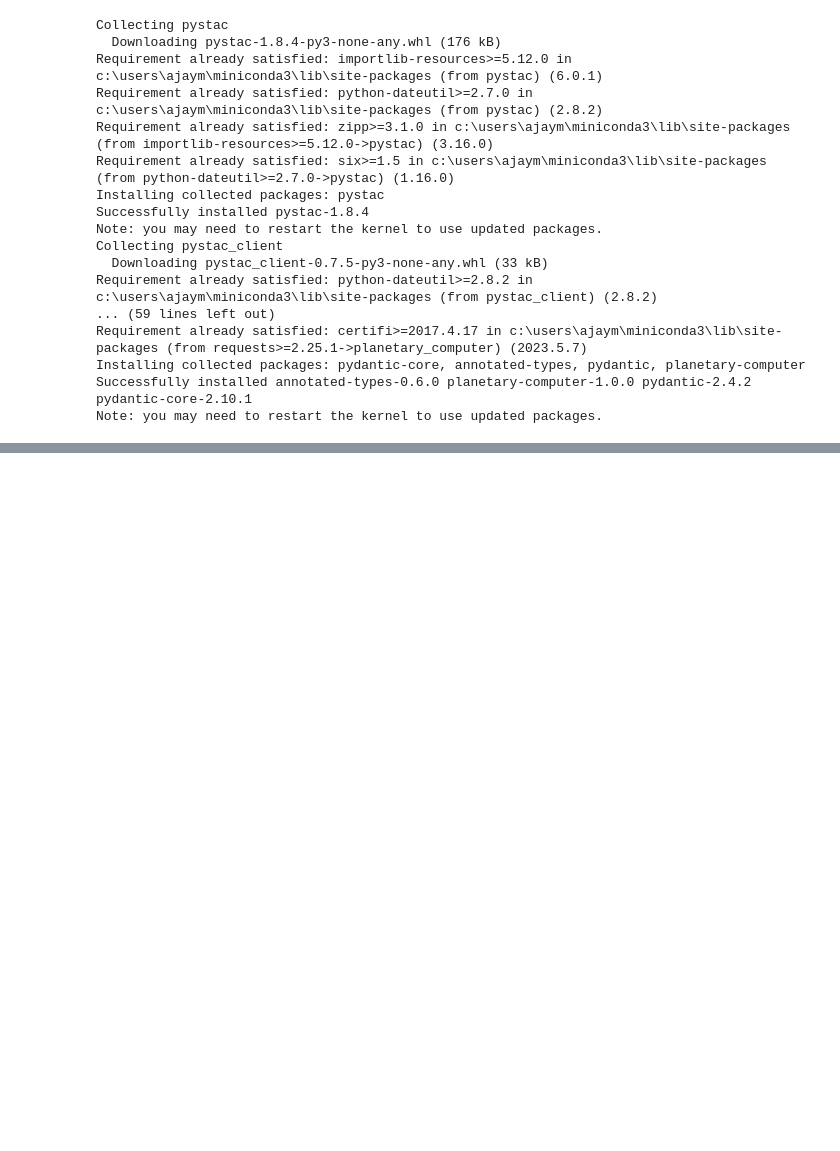
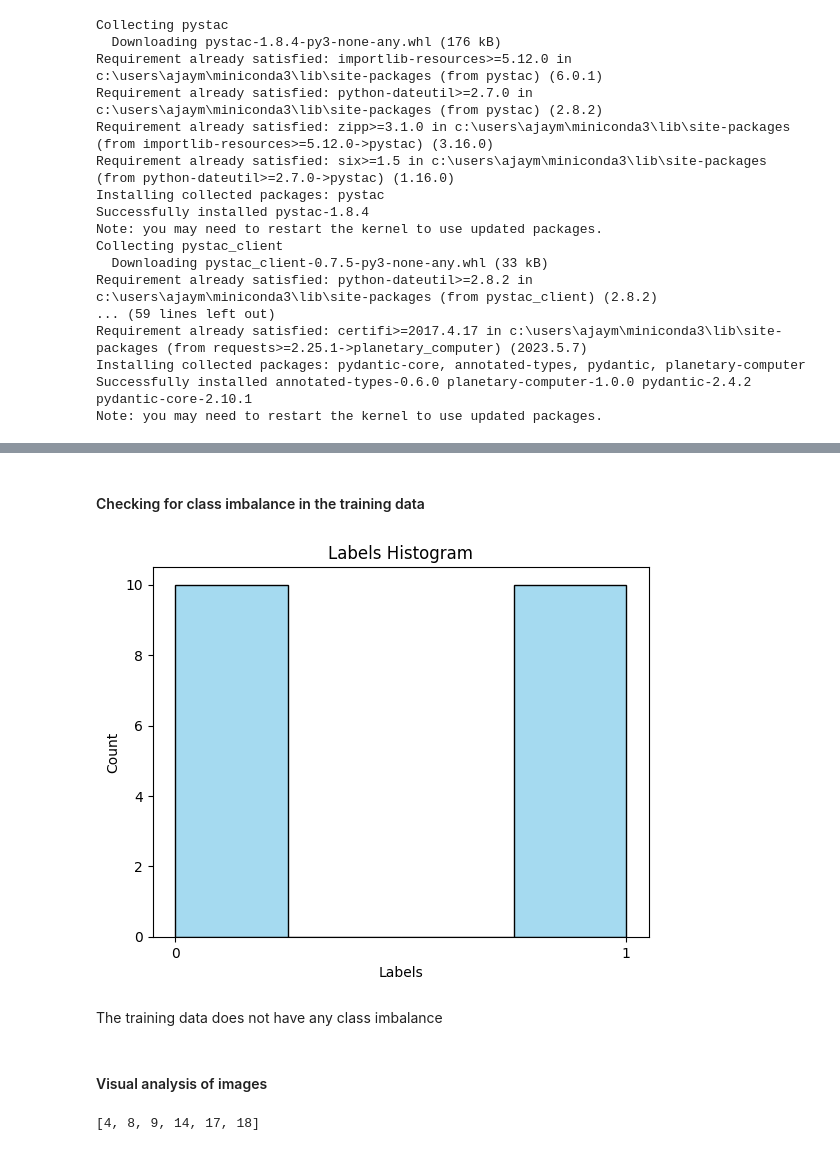
Before and after one commit to ajaymathew522/Landfill_Detection, a Jupyter notebook: eda.ipynb, the cells around one changed output, grey strips where cells are left out. Cells and saved outputs as stored; diff of their text form; code cells hidden in the pictures; blank space fills up the shorter version.

Commit message:
Image resolution and visual analysis

```diff
--- a/eda.ipynb
+++ b/eda.ipynb
@@ -107,4 +88,29 @@ catalog = pystac_client.Client.open(
     "https://planetarycomputer.microsoft.com/api/stac/v1",
     modifier=planetary_computer.sign_inplace,
 )
+# %%
+def getimgdata(area_of_interest, time_of_interest):
+    search = catalog.search(
+    collections=["sentinel-2-l2a"],
+    intersects=area_of_interest,
+    datetime=time_of_interest,
+    query={"eo:cloud_cover": {"lt": 10}},
+    )
+
+    # Check how many items were returned
+    items = search.item_collection()
+    print(f"Returned {len(items)} Items") if len(items)> 0 else print('No images returned')
+
+    least_cloudy_item = min(items, key=lambda item: eo.ext(item).cloud_cover)
+
+    asset_href = least_cloudy_item.assets["visual"].href
+
+    with rasterio.open(asset_href) as ds:
+        print(f"The size of the image is {ds.height} * {ds.width} ")
+        aoi_bounds = features.bounds(area_of_interest)
+        warped_aoi_bounds = warp.transform_bounds("epsg:4326", ds.crs, *aoi_bounds)
+        aoi_window = windows.from_bounds(transform=ds.transform, *warped_aoi_bounds)
+        band_data = ds.read(window=aoi_window)
+
+    return band_data
 # %%
@@ -112 +117,3 @@ area_of_interest = gdf_train.iloc[5]['geometry']
 time_of_interest = "2022-01-01/2022-12-30"
+# %%
+img_data_train = [(getimgdata(row['geometry'], time_of_interest), row['label']) for _, row in gdf_train.iterrows()]
@@ -112,0 +173,31 @@ time_of_interest = "2022-01-01/2022-12-30"
+# %%
+images_train, labels_train = zip(*img_data_train)
+images_test, labels_test = zip(*img_data_test)
+# %% [markdown]
+#### Checking for class imbalance in the training data
+# %%
+sns.histplot(labels_train, bins=4, kde=False, color='skyblue')
+
+plt.xlabel('Labels')
+plt.ylabel('Count')
+plt.title('Labels Histogram')
+plt.xticks([0, 1])
+
+plt.show()
+# %% [output]
+[figure, added]
+# %% [markdown]
+The training data does not have any class imbalance
+# %% [markdown]
+#### Visual analysis of images
+# %%
+import random
+num_list = []
+for i in range(3):
+    num_list.append(random.randint(0,9))
+    num_list.append(random.randint(10,19))
+
+num_list.sort()
+num_list
+# %% [output]
+[4, 8, 9, 14, 17, 18]
```
Also changed, not shown: parts of 28 cells of this notebook.
